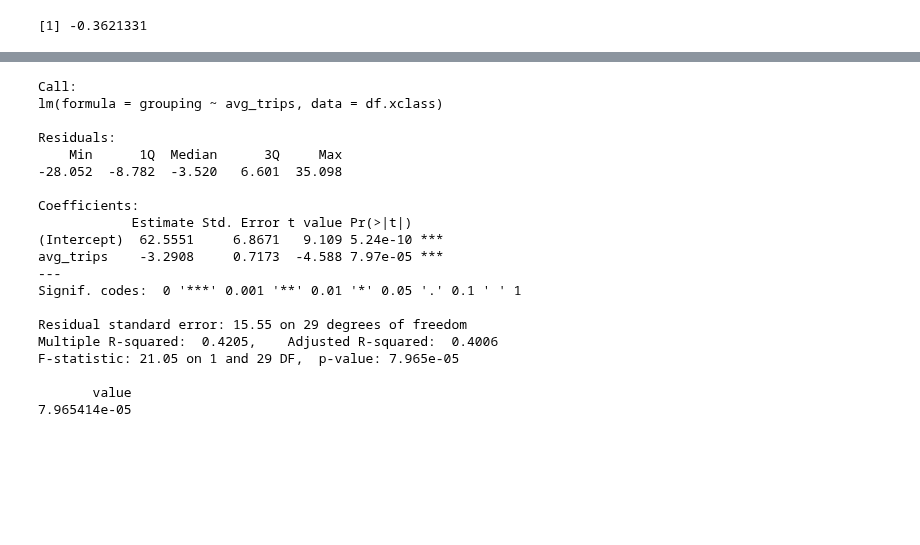
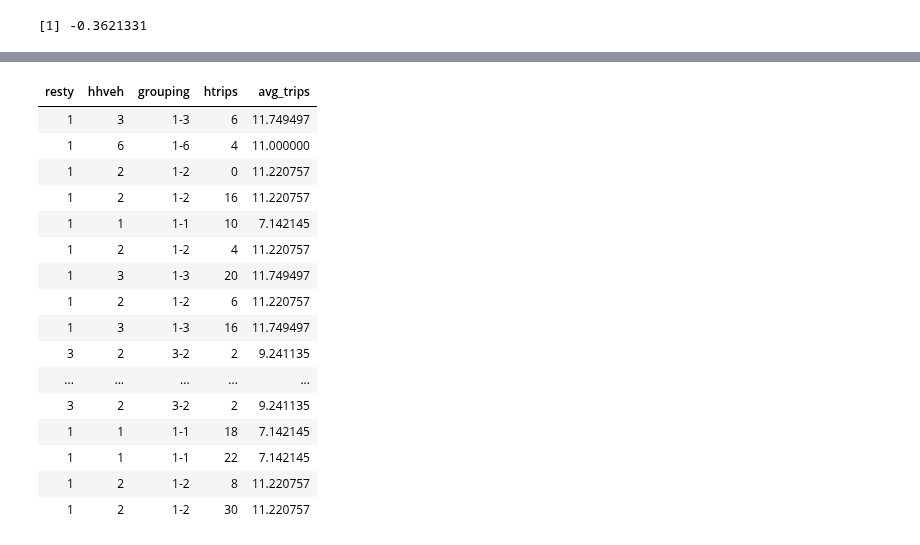
Before and after one commit to saashimi/USP_587, a Jupyter notebook: hw1-r.ipynb, the cells around one changed output, grey strips where cells are left out. Cells and saved outputs as stored; diff of their text form; code cells hidden in the pictures; blank space fills up the shorter version.

```diff
--- a/hw1-r.ipynb
+++ b/hw1-r.ipynb
@@ -244,36 +234,0 @@ df.xclass %>%
-# %%
-linearMod <- lm(formula = grouping ~ avg_trips, data=df.xclass)
-
-modelSummary <- summary(linearMod)  # capture model summary as an object
-modelCoeffs <- modelSummary$coefficients  # model coefficients
-beta.estimate <- modelCoeffs["avg_trips", "Estimate"]  # get beta estimate for htrips
-std.error <- modelCoeffs["avg_trips", "Std. Error"]  # get std.error for htrips
-t_value <- beta.estimate/std.error  # calc t statistic
-p_value <- 2*pt(-abs(t_value), df=nrow(df)-ncol(df))  # calc p Value
-f_statistic <- linearMod$fstatistic[0]  # fstatistic
-f <- summary(linearMod)$fstatistic  # parameters for model p-value calc
-model_p <- pf(f[1], f[2], f[3], lower=FALSE)
-
-print(modelSummary)
-print(model_p)
-# %% [output]
-Call:
-lm(formula = grouping ~ avg_trips, data = df.xclass)
-
-Residuals:
-    Min      1Q  Median      3Q     Max
--28.052  -8.782  -3.520   6.601  35.098
-
-Coefficients:
-            Estimate Std. Error t value Pr(>|t|)
-(Intercept)  62.5551     6.8671   9.109 5.24e-10 ***
-avg_trips    -3.2908     0.7173  -4.588 7.97e-05 ***
----
-Signif. codes:  0 '***' 0.001 '**' 0.01 '*' 0.05 '.' 0.1 ' ' 1
-
-Residual standard error: 15.55 on 29 degrees of freedom
-Multiple R-squared:  0.4205,    Adjusted R-squared:  0.4006
-F-statistic: 21.05 on 1 and 29 DF,  p-value: 7.965e-05
-
-       value
-7.965414e-05
@@ -284,0 +235,22 @@ t.test(df$resty, df$hhveh)
+# %%
+df.cca <- left_join(df, df.xclass, by=c('resty', 'hhveh'))
+df.cca %>%
+    select(resty, hhveh, grouping, htrips, avg_trips)
+# %% [output]
+| resty | hhveh | grouping | htrips | avg_trips |
+| 1 | 3 | 1-3 | 6 | 11.749497 |
+| 1 | 6 | 1-6 | 4 | 11.000000 |
+| 1 | 2 | 1-2 | 0 | 11.220757 |
+| 1 | 2 | 1-2 | 16 | 11.220757 |
+| 1 | 1 | 1-1 | 10 | 7.142145 |
+| 1 | 2 | 1-2 | 4 | 11.220757 |
+| 1 | 3 | 1-3 | 20 | 11.749497 |
+| 1 | 2 | 1-2 | 6 | 11.220757 |
+| 1 | 3 | 1-3 | 16 | 11.749497 |
+| 3 | 2 | 3-2 | 2 | 9.241135 |
+| ... | ... | ... | ... | ... |
+| 3 | 2 | 3-2 | 2 | 9.241135 |
+| 1 | 1 | 1-1 | 18 | 7.142145 |
+| 1 | 1 | 1-1 | 22 | 7.142145 |
+| 1 | 2 | 1-2 | 8 | 11.220757 |
+| 1 | 2 | 1-2 | 30 | 11.220757 |
```
Also changed, not shown: parts of 7 cells of this notebook.
